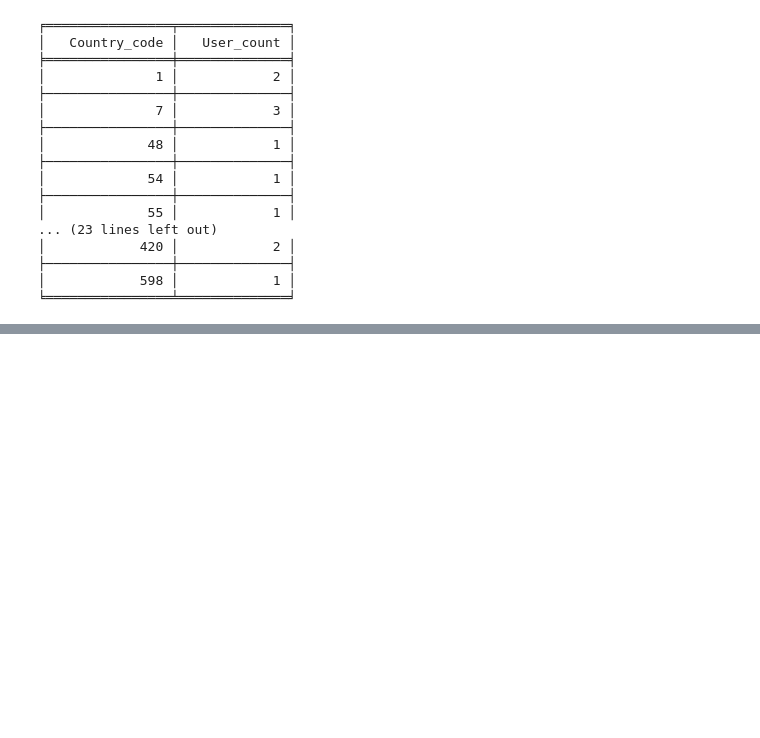
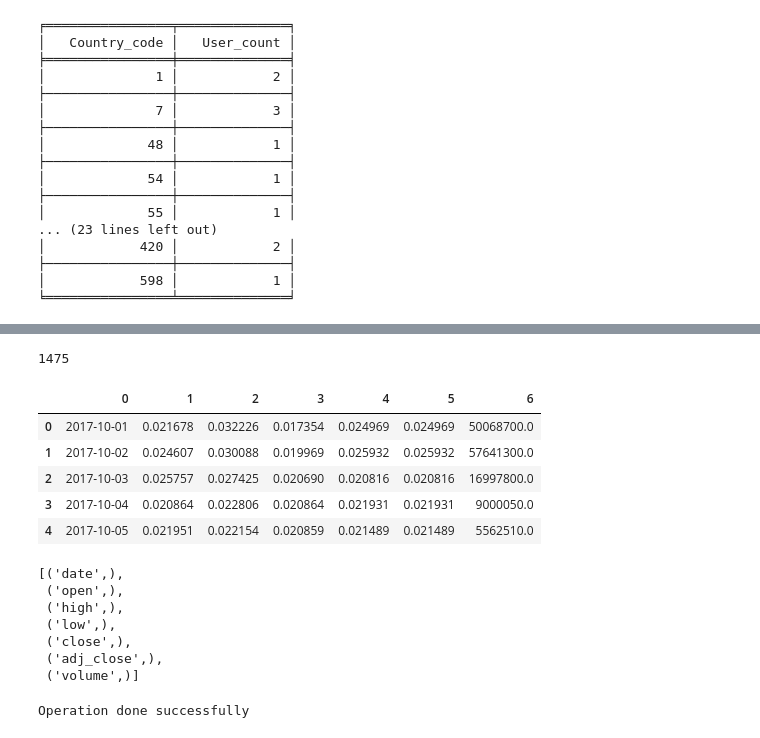
Before and after one commit to gabrieljasa/Tarea-, a Jupyter notebook: SaraNiebles_GabrielAyala.ipynb, the cells around one changed output, grey strips where cells are left out. Saved outputs shown, nothing was run; the diff lists cells and outputs as text; code cells hidden in the pictures; blank space fills up the shorter version.

```diff
--- a/SaraNiebles_GabrielAyala.ipynb
+++ b/SaraNiebles_GabrielAyala.ipynb
@@ -326,0 +353,41 @@ print(tabulate(tabla_ordenada, headers=["Country_code", "User_count"], tablefmt=
+# %%
+from sqlalchemy import create_engine
+engine = create_engine('postgresql://postgres:IGrDlzNUYzHjTH8s735V@containers-us-west-153.railway.app:6281/railway')
+df_ETH.to_sql('ethereum', engine, if_exists = 'replace', index=False, method='multi')
+# %% [output]
+1475
+# %%
+import psycopg2
+from operator import itemgetter
+connection = psycopg2.connect(user="postgres",
+                                  password="IGrDlzNUYzHjTH8s735V",
+                                  host="containers-us-west-153.railway.app",
+                                  port="6281",
+                                  database="railway")
+cursor = connection.cursor()
+cursor.execute("SELECT * from ethereum;")
+close = cursor.fetchall()
+ETH_sql = pd.DataFrame(close)
+display(ETH_sql.head())
+
+cursor.execute("SELECT column_name FROM information_schema.columns WHERE table_name='ethereum';")
+ETH_names = cursor.fetchall()
+display(ETH_names)
+
+print("Operation done successfully")
+connection.close()
+# %% [output]
+|  | 0 | 1 | 2 | 3 | 4 | 5 | 6 |
+| 0 | 2017-10-01 | 0.021678 | 0.032226 | 0.017354 | 0.024969 | 0.024969 | 50068700.0 |
+| 1 | 2017-10-02 | 0.024607 | 0.030088 | 0.019969 | 0.025932 | 0.025932 | 57641300.0 |
+| 2 | 2017-10-03 | 0.025757 | 0.027425 | 0.020690 | 0.020816 | 0.020816 | 16997800.0 |
+| 3 | 2017-10-04 | 0.020864 | 0.022806 | 0.020864 | 0.021931 | 0.021931 | 9000050.0 |
+| 4 | 2017-10-05 | 0.021951 | 0.022154 | 0.020859 | 0.021489 | 0.021489 | 5562510.0 |
+[('date',),
+ ('open',),
+ ('high',),
+ ('low',),
+ ('close',),
+ ('adj_close',),
+ ('volume',)]
+Operation done successfully
```
Also changed, not shown: parts of 6 cells of this notebook.
